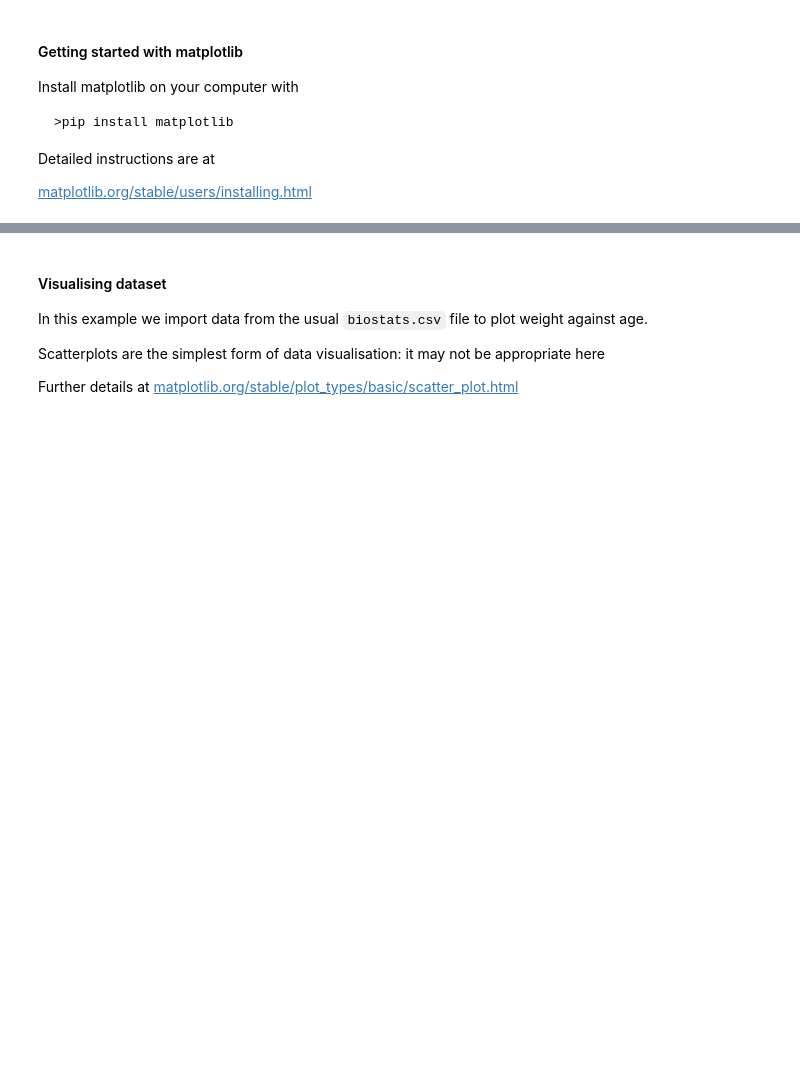
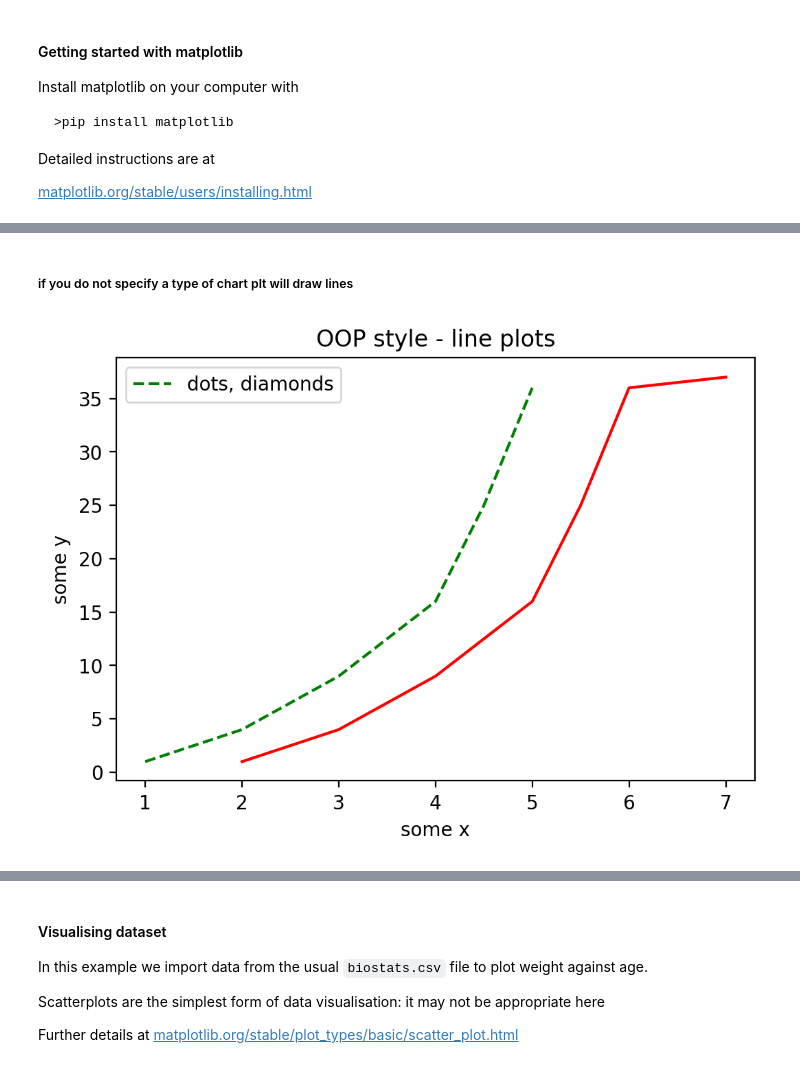
Before and after one commit to ale66/learn-coding, a Jupyter notebook: 76-matplotlib/matplotlib.ipynb, the cells around one changed output, grey strips where cells are left out. Saved outputs shown, nothing was run; the diff lists cells and outputs as text; code cells hidden in the pictures; blank space fills up the shorter version.

```diff
--- a/76-matplotlib/matplotlib.ipynb
+++ b/76-matplotlib/matplotlib.ipynb
@@ -44,0 +78,23 @@ plt.show()
+# %% [markdown]
+##### if you do not specify a type of chart plt will draw lines
+# %%
+#Setting out "canvas"
+fig, ax = plt.subplots(figsize = (6,4), dpi = 200) #dpi indicates the level of resolution. Professinal publishing adopta at least 300 dpis
+
+x_ar = [1, 2, 3, 4, 4.5, 5]
+y_ar = [1, 4, 9, 16, 25, 36]
+
+
+ax.plot(x_ar,y_ar,'--', c = 'g')#intermittent line
+ax.plot(my_xs,my_ys, c= 'r')
+
+
+plt.title('OOP style - line plots')
+plt.xlabel('some x')
+plt.ylabel('some y')
+plt.legend(['dots, diamonds'])
+
+
+plt.show()
+# %% [output]
+[figure, added]
```
Also changed, not shown: parts of 14 cells of this notebook.
